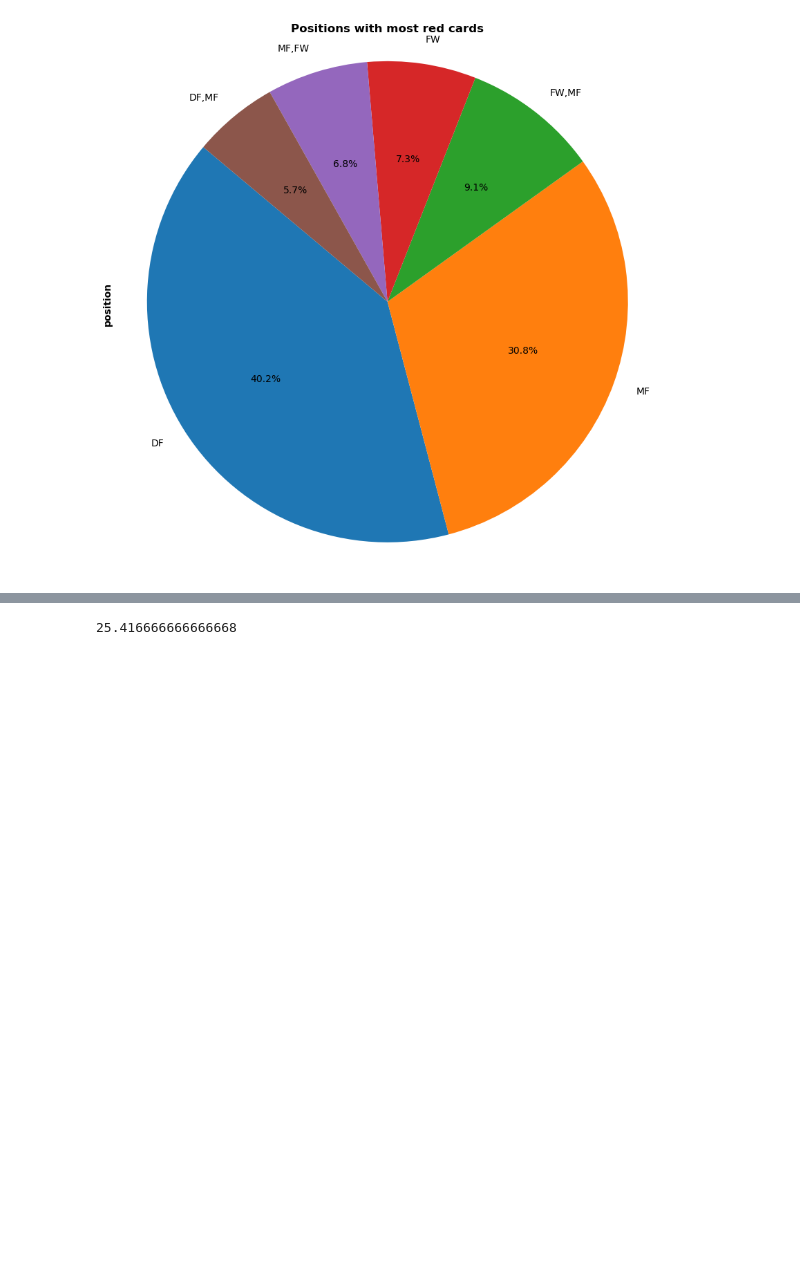
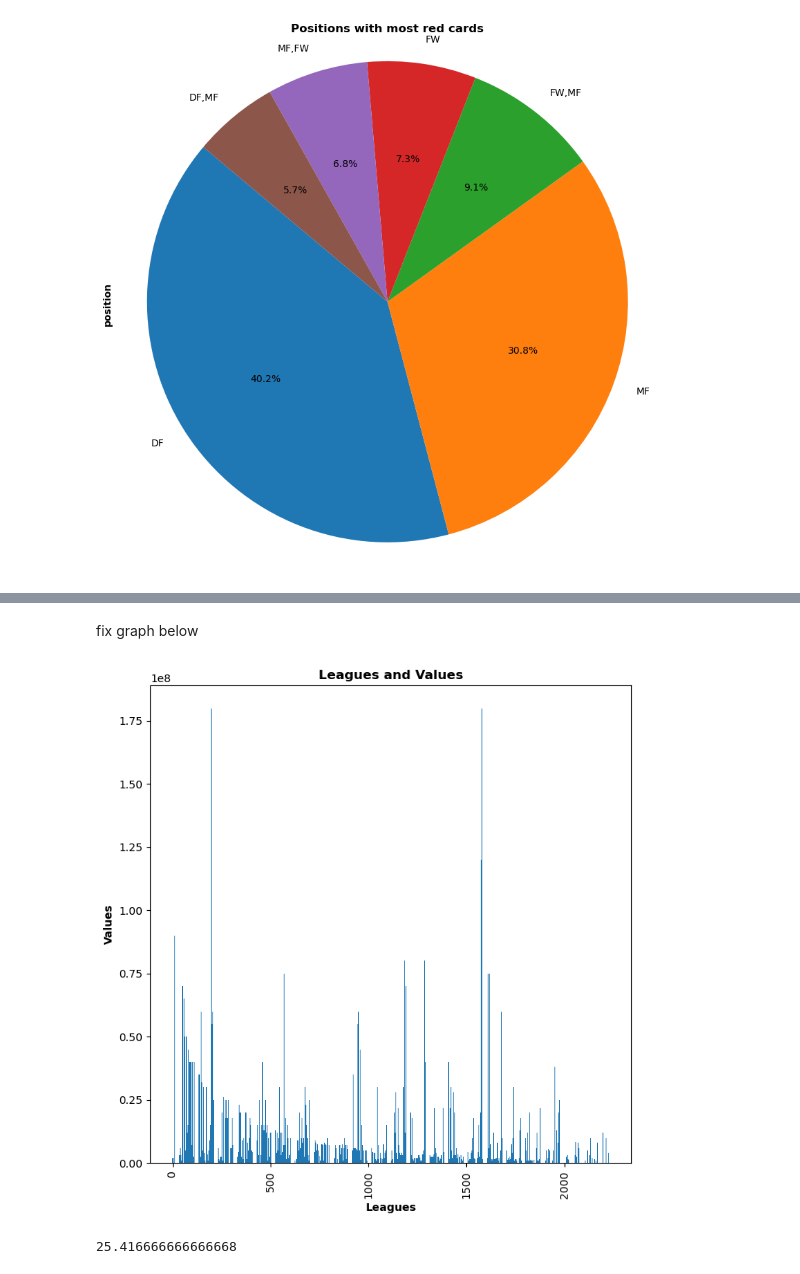
Before and after one commit to RockyOwens/Project1, a Jupyter notebook: SoccerPlayerAnalysis.ipynb, the cells around one changed output, grey strips where cells are left out. Saved outputs shown, nothing was run; the diff lists cells and outputs as text; code cells hidden in the pictures; blank space fills up the shorter version.

```diff
--- a/SoccerPlayerAnalysis.ipynb
+++ b/SoccerPlayerAnalysis.ipynb
@@ -240,3 +240,5 @@ plt.close()
 [figure]
 # %%
 # Determine which league has the most valuable players
+league_value = soccer_data["value"]
+league_value
@@ -243,3 +258,15 @@ plt.close()
+# %% [markdown]
+fix graph below
+# %%
+fig=plt.figure(figsize=(8,8))
+plt.bar(league_value.index,league_value.values)
+plt.xticks(rotation=90)
+plt.title(label='Leagues and Values', fontweight = 'bold')
+plt.xlabel('Leagues', fontweight = 'bold')
+plt.ylabel('Values', fontweight = 'bold')
+plt.show()
+# %% [output]
+[figure, added]
 # %%
 # Determine the average player age
 average_age = soccer_data['age'].mean()
```
Also changed, not shown: parts of 4 cells of this notebook.
